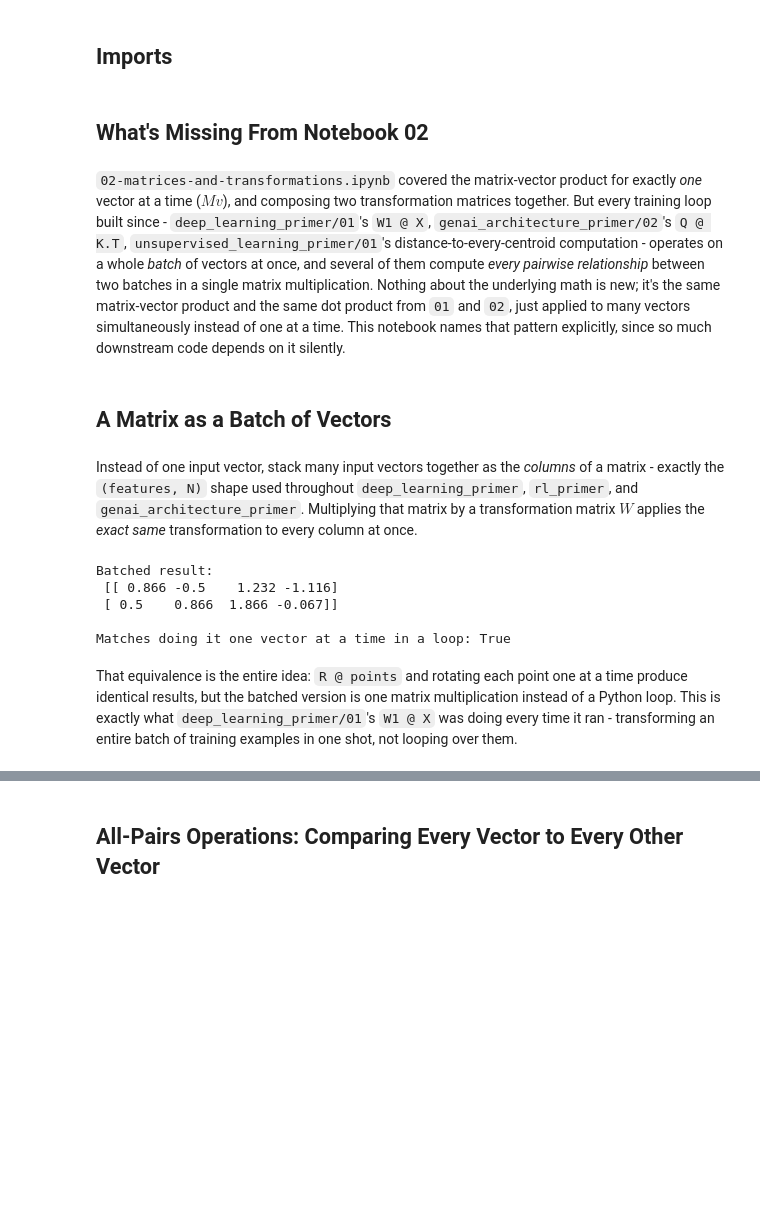
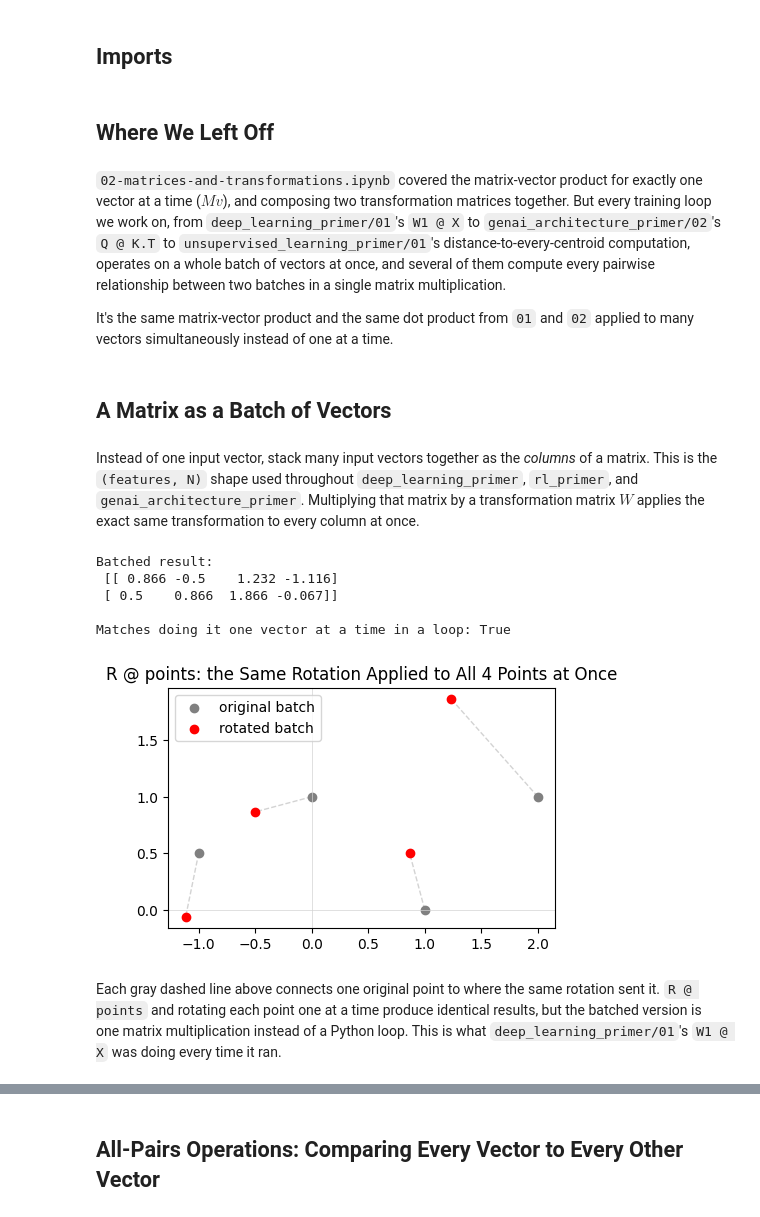
Before and after one commit to nickmelamed/mortorq_instruction, a Jupyter notebook: ml_resources/linear_algebra_primer/03-batches-and-pairwise-operations.ipynb, the cells around one changed output, grey strips where cells are left out. Cells and saved outputs as stored; diff of their text form; code cells hidden in the pictures; blank space fills up the shorter version.

```diff
--- a/ml_resources/linear_algebra_primer/03-batches-and-pairwise-operations.ipynb
+++ b/ml_resources/linear_algebra_primer/03-batches-and-pairwise-operations.ipynb
@@ -8,13 +9,15 @@ import numpy as np
 # Make sure we get outputs from a probabilitistic model each time (for reproducibility)
 np.random.seed(1515)
 # %% [markdown]
-## What's Missing From Notebook 02
+## Where We Left Off
 # %% [markdown]
-`02-matrices-and-transformations.ipynb` covered the matrix-vector product for exactly *one* vector at a time ($Mv$), and composing two transformation matrices together. But every training loop built since - `deep_learning_primer/01`'s `W1 @ X`, `genai_architecture_primer/02`'s `Q @ K.T`, `unsupervised_learning_primer/01`'s distance-to-every-centroid computation - operates on a whole *batch* of vectors at once, and several of them compute *every pairwise relationship* between two batches in a single matrix multiplication. Nothing about the underlying math is new; it's the same matrix-vector product and the same dot product from `01` and `02`, just applied to many vectors simultaneously instead of one at a time. This notebook names that pattern explicitly, since so much downstream code depends on it silently.
+`02-matrices-and-transformations.ipynb` covered the matrix-vector product for exactly one vector at a time ($Mv$), and composing two transformation matrices together. But every training loop we work on, from `deep_learning_primer/01`'s `W1 @ X` to `genai_architecture_primer/02`'s `Q @ K.T` to `unsupervised_learning_primer/01`'s distance-to-every-centroid computation, operates on a whole batch of vectors at once, and several of them compute every pairwise relationship between two batches in a single matrix multiplication.
+
+It's the same matrix-vector product and the same dot product from `01` and `02` applied to many vectors simultaneously instead of one at a time.
 # %% [markdown]
 ## A Matrix as a Batch of Vectors
 # %% [markdown]
-Instead of one input vector, stack many input vectors together as the *columns* of a matrix - exactly the `(features, N)` shape used throughout `deep_learning_primer`, `rl_primer`, and `genai_architecture_primer`. Multiplying that matrix by a transformation matrix $W$ applies the *exact same* transformation to every column at once.
+Instead of one input vector, stack many input vectors together as the *columns* of a matrix. This is the `(features, N)` shape used throughout `deep_learning_primer`, `rl_primer`, and `genai_architecture_primer`. Multiplying that matrix by a transformation matrix $W$ applies the exact same transformation to every column at once.
 # %%
 # the 90-degree-ish rotation matrix from 02-matrices-and-transformations.ipynb
 theta = np.radians(30)
@@ -40,5 +43,20 @@ Batched result:
  [ 0.5    0.866  1.866 -0.067]]
 
 Matches doing it one vector at a time in a loop: True
+# %%
+fig, ax = plt.subplots(figsize=(5, 5))
+ax.scatter(points[0], points[1], color='gray', label='original batch')
+ax.scatter(batched_result[0], batched_result[1], color='red', label='rotated batch')
+for i in range(points.shape[1]):
+    ax.plot([points[0, i], batched_result[0, i]], [points[1, i], batched_result[1, i]],
+            color='lightgray', linestyle='--', linewidth=1, zorder=0)
+ax.axhline(0, color='lightgray', linewidth=0.5)
+ax.axvline(0, color='lightgray', linewidth=0.5)
+ax.set_aspect('equal')
+ax.legend()
+ax.set_title('R @ points: the Same Rotation Applied to All 4 Points at Once')
+plt.show()
+# %% [output]
+[figure, added]
 # %% [markdown]
-That equivalence is the entire idea: `R @ points` and rotating each point one at a time produce identical results, but the batched version is one matrix multiplication instead of a Python loop. This is exactly what `deep_learning_primer/01`'s `W1 @ X` was doing every time it ran - transforming an entire batch of training examples in one shot, not looping over them.
+Each gray dashed line above connects one original point to where the same rotation sent it. `R @ points` and rotating each point one at a time produce identical results, but the batched version is one matrix multiplication instead of a Python loop. This is what `deep_learning_primer/01`'s `W1 @ X` was doing every time it ran.
```
Also changed, not shown: parts of 11 cells of this notebook, 3 other files.
